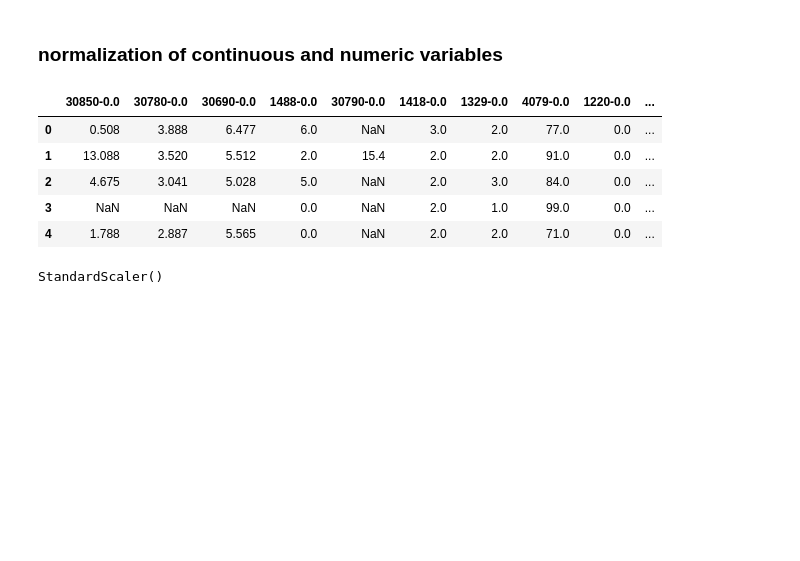
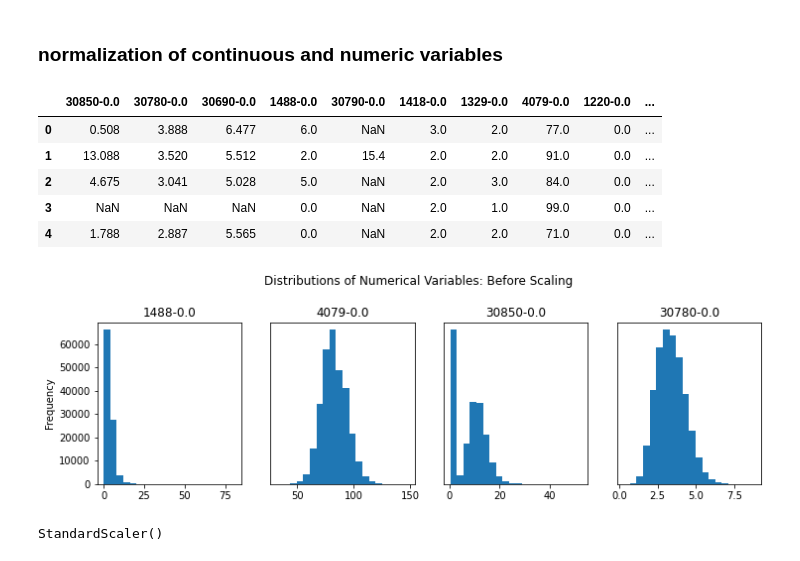
Before and after one commit to analiseb/UB-Masters-Thesis, a Jupyter notebook: 01_normalization_imputation.ipynb, the cells around one changed output. Cells and saved outputs as stored; diff of their text form; code cells hidden in the pictures; blank space fills up the shorter version.

```diff
--- a/01_normalization_imputation.ipynb
+++ b/01_normalization_imputation.ipynb
@@ -110,6 +110,22 @@ predictors.head()
 | 2 | 4.675 | 3.041 | 5.028 | 5.0 | NaN | 2.0 | 3.0 | 84.0 | 0.0 | ... |
 | 3 | NaN | NaN | NaN | 0.0 | NaN | 2.0 | 1.0 | 99.0 | 0.0 | ... |
 | 4 | 1.788 | 2.887 | 5.565 | 0.0 | NaN | 2.0 | 2.0 | 71.0 | 0.0 | ... |
+# %%
+test_features = ['1488-0.0', '4079-0.0', '30850-0.0', '30780-0.0']
+
+fig, ((ax1, ax2, ax3, ax4)) = plt.subplots(nrows=1, ncols=4, figsize = (12,3))
+plt.suptitle('Distributions of Numerical Variables: Before Scaling', fontsize=12, y=1.1)
+
+predictors[test_features[0]].plot(ax=ax1, kind='hist', bins=20, color='tab:blue').set_title(test_features[0])
+predictors[test_features[1]].plot(ax=ax2, kind='hist', bins=20, color='tab:blue').set_title(test_features[1])
+predictors[test_features[2]].plot(ax=ax3, kind='hist', bins=20,color='tab:blue').set_title(test_features[2])
+predictors[test_features[3]].plot(ax=ax4, kind='hist', bins=20,color='tab:blue').set_title(test_features[3])
+
+ax2.get_yaxis().set_visible(False)
+ax3.get_yaxis().set_visible(False)
+ax4.get_yaxis().set_visible(False)
+# %% [output]
+[figure, added]
 # %%
 scaler  = preprocessing.StandardScaler()
 scaler.fit(df2[continuous_cols+numerical_cols])
```
Also changed, not shown: parts of 4 cells of this notebook, 8 other files.
